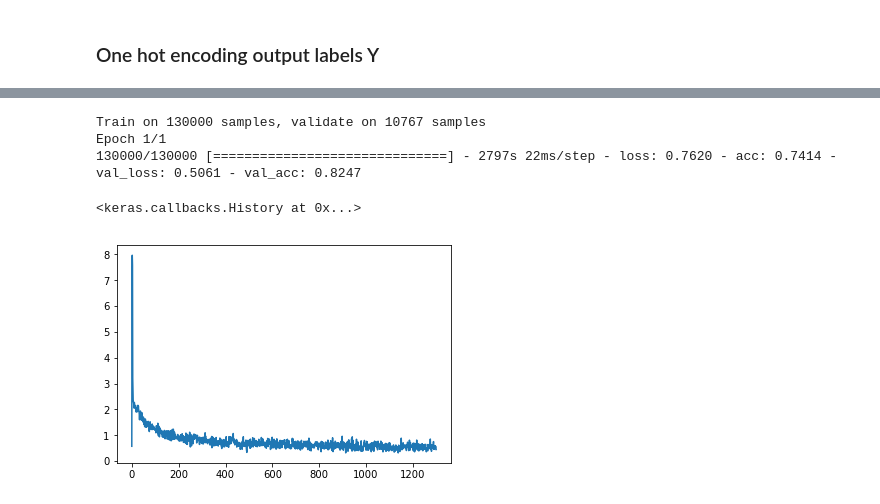
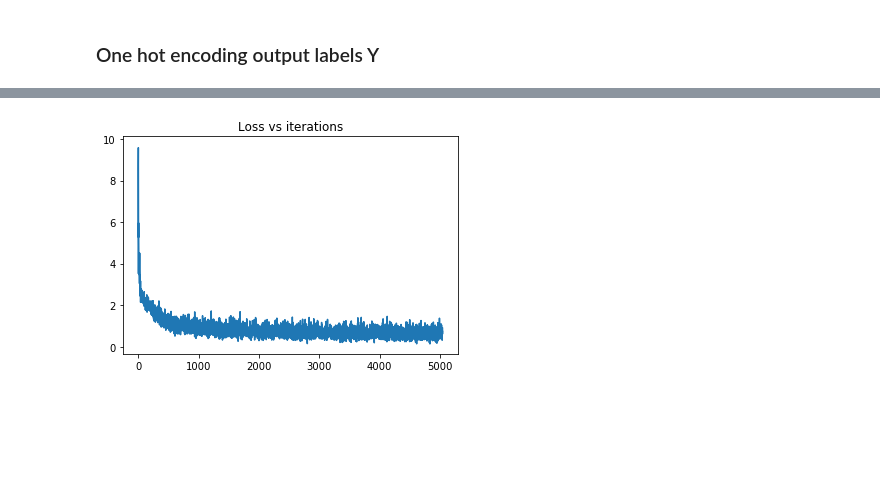
Before and after one commit to suhailashakiah/KeywordSpotting, a Jupyter notebook: Neural network .ipynb, the cells around one changed output, grey strips where cells are left out. Drawn from its saved outputs; the diff is of its cells as text; code cells hidden in the pictures; blank space fills up the shorter version.

```diff
--- a/Neural network .ipynb
+++ b/Neural network .ipynb
@@ -27,6 +33,6 @@ print('Image ordering is tf check: ',K.image_dim_ordering())
 # %%
-X = np.load('X_FINAL.npy')
-Y = np.load('Y_FINAL.npy')
+X = np.load('X_balanced.npy')
+Y = np.load('Y_balanced.npy')
 
 print('Shape of X: ',X.shape)
 print('Shape of Y: ',Y.shape)
@@ -51,14 +98,20 @@ Number of samples in class: 11 =  5000
 # %%
 rand = np.random.permutation(X.shape[0])
-n = 130000
-tr = rand[0:n]
-te = rand[n:]
+val = 3000
+test = 8000
+val=rand[0:val]
+te = rand[3000:8000]
+tr = rand[test:]
 X_tr = X[tr]
 Y_tr = Y[tr]
 
 X_te = X[te]
 Y_te = Y[te]
 
-print('Shape of training: ',X_tr.shape)
-print('Shape of testing: ',X_te.shape)
+X_val = X[val]
+Y_val = Y[val]
+
+print('Shape of training: ',X_tr.shape,Y_tr.shape)
+print('Shape of testing: ',X_te.shape,Y_te.shape)
+print('Shape of validation: ', X_val.shape,Y_val.shape)
 # %% [output]
@@ -170,17 +278,33 @@ class LossHistory(keras.callbacks.Callback):
         self.val_acc.append(logs.get('val_acc'))
         self.acc.append(logs.get('acc'))
 
+        print(' Testing accuracy: ')
+        pr = model.predict(X_te)
+        ypred = [np.where(r==np.max(r))[0][0] for r in pr]
+
+        #Ground truth
+        ac = Y_te
+        #Converting from one hot back to integers
+        ytrue = [np.where(r==1)[0][0] for r in ac ]
+
+        good = [1 for i in range(0,len(ypred)) if ytrue[i]==ypred[i]]
+        accuracy = len(good)/len(ypred)
+        print(accuracy)
+
+        #Computing confusion matrix
+        C = sklearn.metrics.confusion_matrix(ytrue,ypred, labels=None, sample_weight=None)
+        S = np.sum(np.array(C),axis=1)
+        C_N = C/S
+        print('\nNormalized confusion matrix\n')
+        print(np.array_str(C_N, precision=2, suppress_small=True))
+
 history_cb = LossHistory()
 # %%
-opt = optimizers.Adam(lr=0.001)
+opt = optimizers.Adam(lr=0.0001)
 model.compile(optimizer=opt,
-                loss='categorical_crossentropy',
-                metrics=['accuracy'])
-batch_size = 100
-model.fit(np.array(X_tr), np.array(Y_tr), batch_size=batch_size, epochs=1, verbose=1, validation_data=(np.array(X_te), np.array(Y_te)), callbacks = [history_cb])
+              loss='categorical_crossentropy',
+              metrics=['accuracy'])
+
+batch_size = 32
+model.fit(np.array(X_tr), np.array(Y_tr), batch_size=batch_size, epochs=1, verbose=1, validation_data=(np.array(X_val), np.array(Y_val)), callbacks = [history_cb])
-# %% [output]
-Train on 130000 samples, validate on 10767 samples
-Epoch 1/1
-130000/130000 [==============================] - 2797s 22ms/step - loss: 0.7620 - acc: 0.7414 - val_loss: 0.5061 - val_acc: 0.8247
-<keras.callbacks.History at 0x...>
 # %%
@@ -196,6 +317,8 @@ model.load_weights('models/model2_weights.h5')
 # %%
 #Plotting loss
+
 plt.plot(history_cb.loss)
+plt.title('Loss vs iterations')
 plt.show()
 # %% [output]
-[figure, old version]
+[figure, new version]
```
Also changed, not shown: parts of 18 cells of this notebook.
